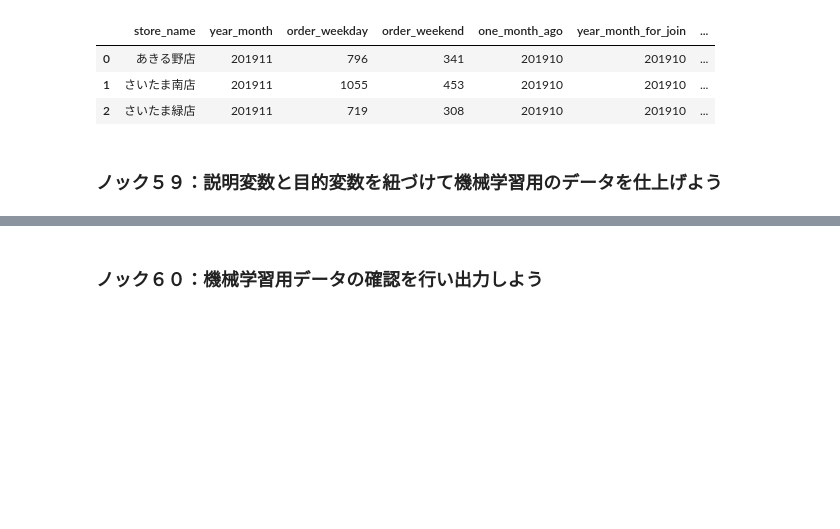
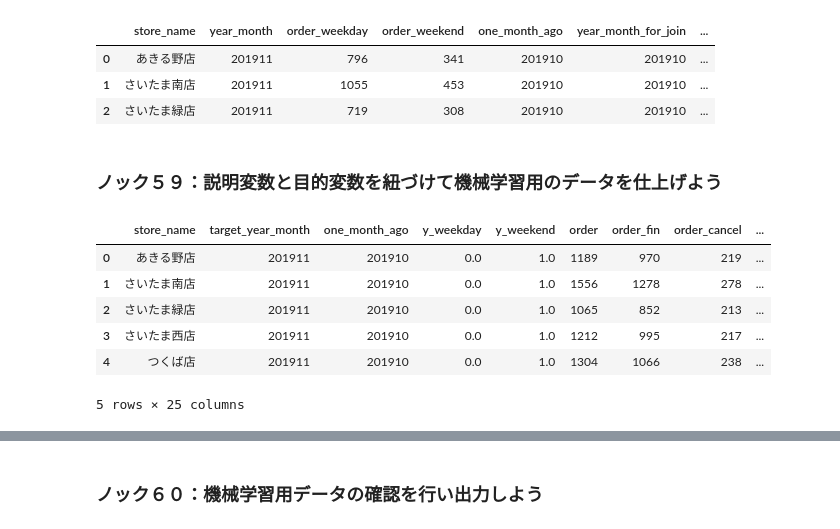
Before and after one commit to winuim/python-lm-system-100, a Jupyter notebook: chapter-6/chapter-6.ipynb, the cells around one changed output, grey strips where cells are left out. Drawn from its saved outputs; the diff is of its cells as text; code cells hidden in the pictures; blank space fills up the shorter version.

```diff
--- a/chapter-6/chapter-6.ipynb
+++ b/chapter-6/chapter-6.ipynb
@@ -338,3 +338,16 @@ y.head(3)
 | 2 | さいたま緑店 | 201911 | 719 | 308 | 201910 | 201910 | ... |
 # %% [markdown]
 ### ノック５９：説明変数と目的変数を紐づけて機械学習用のデータを仕上げよう
+# %%
+y.rename(columns={"year_month": "target_year_month"}, inplace=True)
+y = y[["store_name", "target_year_month", "one_month_ago", "y_weekday", "y_weekend"]].copy()
+ml_data = pd.merge(y, store_all, left_on=["store_name", "one_month_ago"], right_on=["store_name", "year_month"], how="left")
+ml_data.head()
+# %% [output]
+|  | store_name | target_year_month | one_month_ago | y_weekday | y_weekend | order | order_fin | order_cancel | ... |
+| 0 | あきる野店 | 201911 | 201910 | 0.0 | 1.0 | 1189 | 970 | 219 | ... |
+| 1 | さいたま南店 | 201911 | 201910 | 0.0 | 1.0 | 1556 | 1278 | 278 | ... |
+| 2 | さいたま緑店 | 201911 | 201910 | 0.0 | 1.0 | 1065 | 852 | 213 | ... |
+| 3 | さいたま西店 | 201911 | 201910 | 0.0 | 1.0 | 1212 | 995 | 217 | ... |
+| 4 | つくば店 | 201911 | 201910 | 0.0 | 1.0 | 1304 | 1066 | 238 | ... |
+5 rows × 25 columns
```
Also changed, not shown: parts of 1 cell of this notebook.
